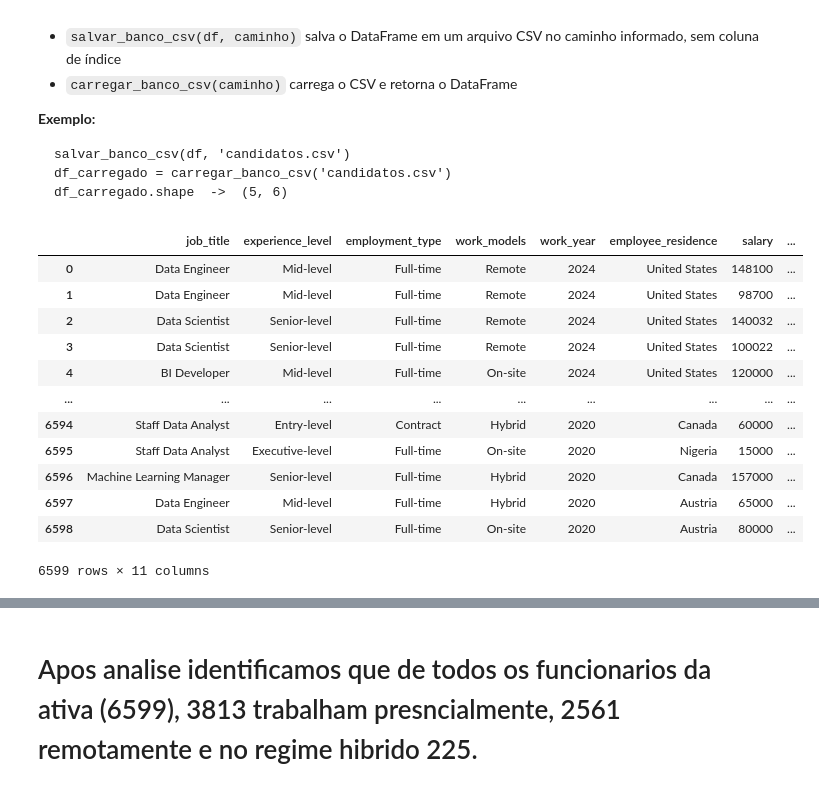
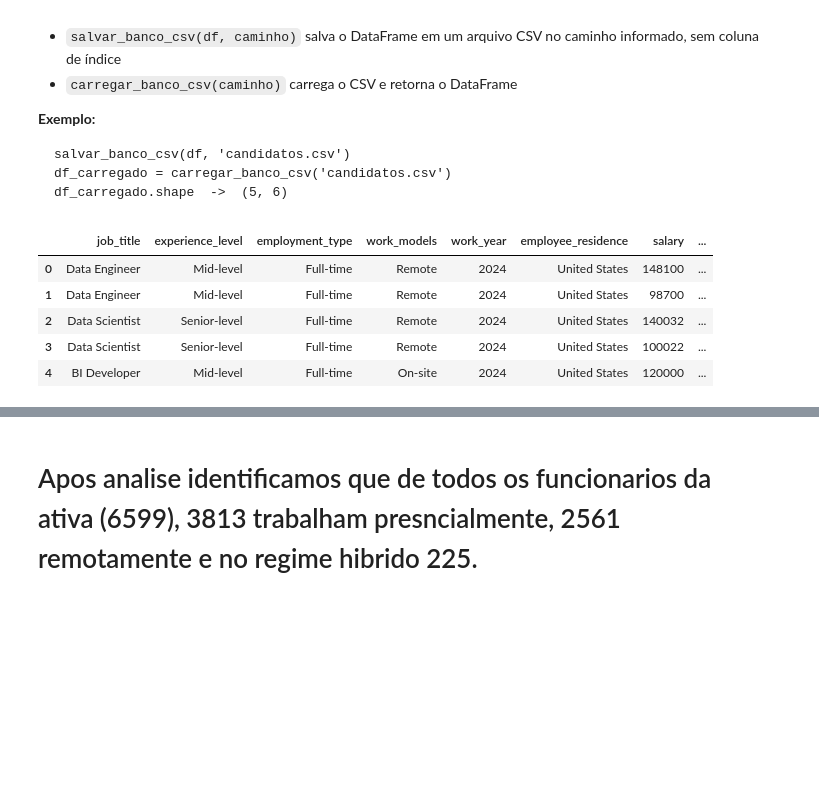
Before and after one commit to pedrojrcruz30-code/ada---projeto---modulo-2, a Jupyter notebook: projeto_pedro.ipynb, the cells around one changed output, grey strips where cells are left out. Cells and saved outputs as stored; diff of their text form; code cells hidden in the pictures; blank space fills up the shorter version.

```diff
--- a/projeto_pedro.ipynb
+++ b/projeto_pedro.ipynb
@@ -544,21 +544,14 @@ def carregar_banco_csv(caminho):
 # %%
 import pandas as pd
 import numpy as np
 
-df = pd.read_csv('data_science_salaries.csv')
+df = carregar_banco_csv('data_science_salaries.csv')
 
-display(df)
+df.head()
 # %% [output]
 |  | job_title | experience_level | employment_type | work_models | work_year | employee_residence | salary | ... |
 | 0 | Data Engineer | Mid-level | Full-time | Remote | 2024 | United States | 148100 | ... |
 | 1 | Data Engineer | Mid-level | Full-time | Remote | 2024 | United States | 98700 | ... |
 | 2 | Data Scientist | Senior-level | Full-time | Remote | 2024 | United States | 140032 | ... |
 | 3 | Data Scientist | Senior-level | Full-time | Remote | 2024 | United States | 100022 | ... |
 | 4 | BI Developer | Mid-level | Full-time | On-site | 2024 | United States | 120000 | ... |
-| ... | ... | ... | ... | ... | ... | ... | ... | ... |
-| 6594 | Staff Data Analyst | Entry-level | Contract | Hybrid | 2020 | Canada | 60000 | ... |
-| 6595 | Staff Data Analyst | Executive-level | Full-time | On-site | 2020 | Nigeria | 15000 | ... |
-| 6596 | Machine Learning Manager | Senior-level | Full-time | Hybrid | 2020 | Canada | 157000 | ... |
-| 6597 | Data Engineer | Mid-level | Full-time | Hybrid | 2020 | Austria | 65000 | ... |
-| 6598 | Data Scientist | Senior-level | Full-time | On-site | 2020 | Austria | 80000 | ... |
-6599 rows × 11 columns
```
Also changed, not shown: parts of 17 cells of this notebook.
